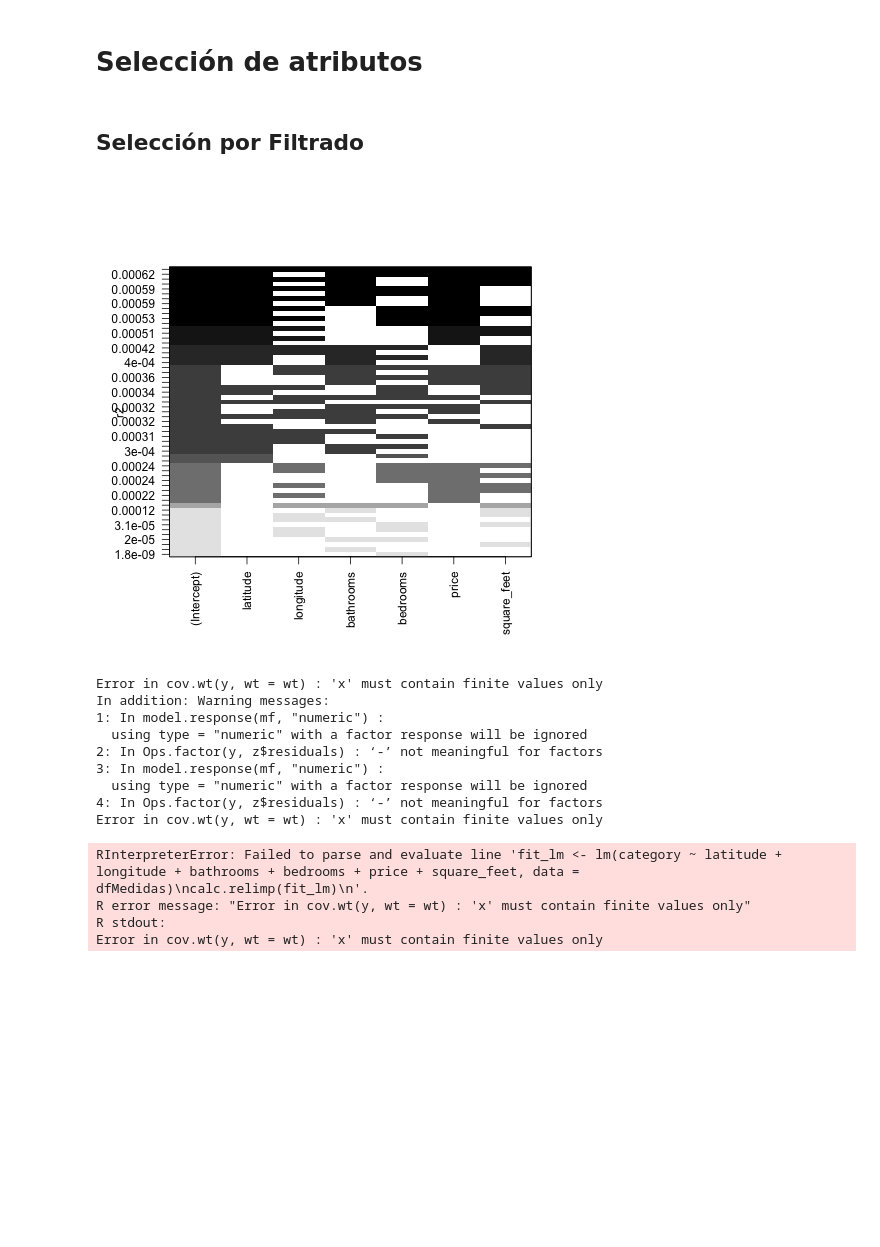
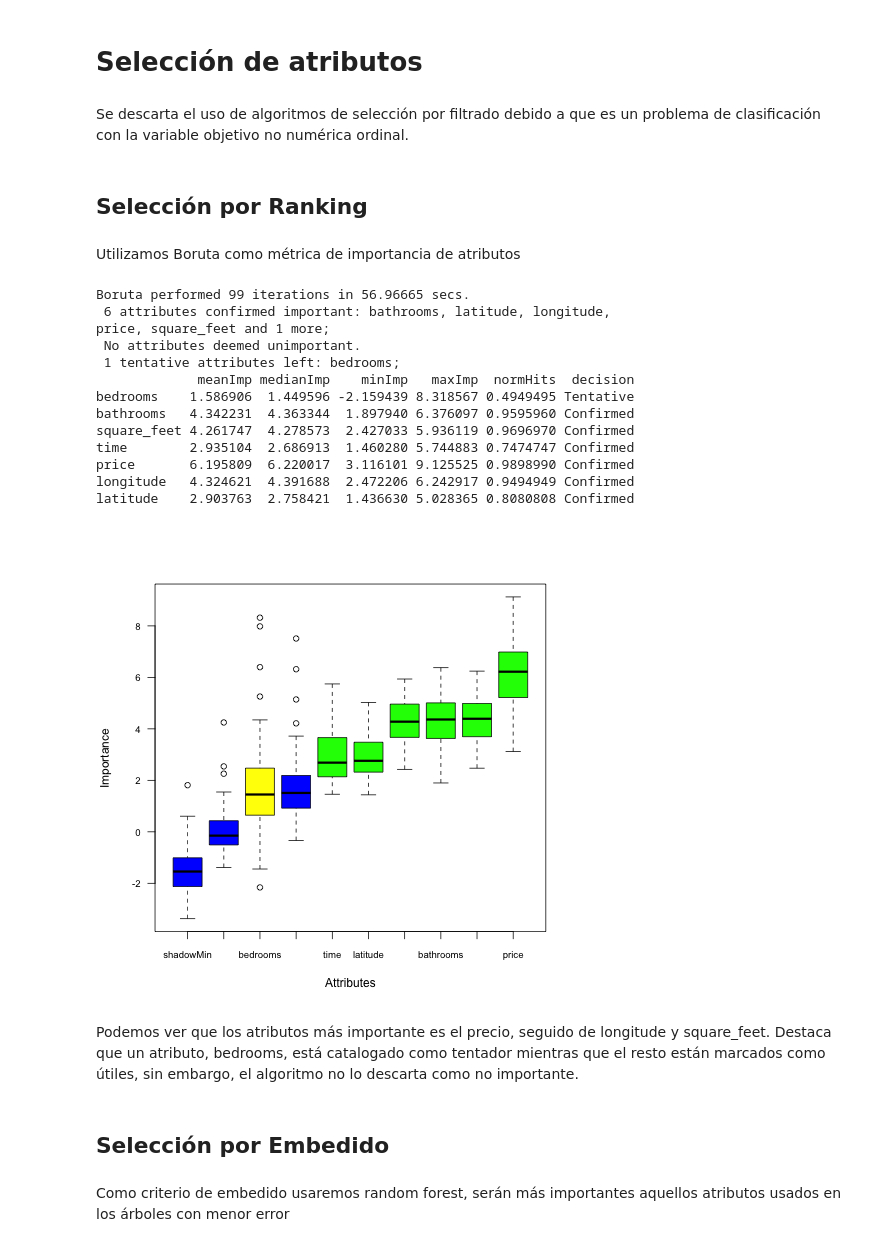
Before and after one commit to Arturo-Hernanz-CM/analisis_datos_modelo_clasificacion_viviendas, a Jupyter notebook: modelo_clasificacion.ipynb, the cells around one changed output. Drawn from its saved outputs; the diff is of its cells as text; code cells hidden in the pictures; blank space fills up the shorter version.

Commit message:
llego hasta la sección de wrapper, igual se sustituye por la importancia de clase

```diff
--- a/modelo_clasificacion.ipynb
+++ b/modelo_clasificacion.ipynb
@@ -426,29 +434,39 @@ Podemos ver que los valores no son lo suficientemente significativos como para q
 # %% [markdown]
 # Selección de atributos
+# %% [markdown]
+Se descarta el uso de algoritmos de selección por filtrado debido a que es un problema de clasificación con la variable objetivo no numérica ordinal.
 # %% [markdown]
-## Selección por Filtrado
+## Selección por Ranking
-# %%
-%%R
-fit_leaps <- regsubsets(category ~ latitude + longitude + bathrooms + bedrooms + price + square_feet, data = dfMedidas, nbest = 16)
-
-plot(fit_leaps, scale = "r2")
-# %% [output]
-[figure, removed]
-# %%
-%%R
-fit_lm <- lm(category ~ latitude + longitude + bathrooms + bedrooms + price + square_feet, data = dfMedidas)
-calc.relimp(fit_lm)
-# %% [output]
-Error in cov.wt(y, wt = wt) : 'x' must contain finite values only
-In addition: Warning messages:
-1: In model.response(mf, "numeric") :
-  using type = "numeric" with a factor response will be ignored
-2: In Ops.factor(y, z$residuals) : ‘-’ not meaningful for factors
-3: In model.response(mf, "numeric") :
-  using type = "numeric" with a factor response will be ignored
-4: In Ops.factor(y, z$residuals) : ‘-’ not meaningful for factors
-Error in cov.wt(y, wt = wt) : 'x' must contain finite values only
-RInterpreterError: Failed to parse and evaluate line 'fit_lm <- lm(category ~ latitude + longitude + bathrooms + bedrooms + price + square_feet, data = dfMedidas)\ncalc.relimp(fit_lm)\n'.
-R error message: "Error in cov.wt(y, wt = wt) : 'x' must contain finite values only"
-R stdout:
-Error in cov.wt(y, wt = wt) : 'x' must contain finite values only
+# %% [markdown]
+Utilizamos Boruta como métrica de importancia de atributos
+# %%
+%%R
+formula <- to_formula( c("latitude", "longitude", "price", "time", "square_feet",
+                         "bathrooms", "bedrooms"), "category")
+
+
+out.boruta <- Boruta(formula, data = dfMedidas)
+plot(out.boruta, cex.axis = 0.8, las=1)
+print(out.boruta)
+attStats(out.boruta)
+# %% [output]
+Boruta performed 99 iterations in 56.96665 secs.
+ 6 attributes confirmed important: bathrooms, latitude, longitude,
+price, square_feet and 1 more;
+ No attributes deemed unimportant.
+ 1 tentative attributes left: bedrooms;
+             meanImp medianImp    minImp   maxImp  normHits  decision
+bedrooms    1.586906  1.449596 -2.159439 8.318567 0.4949495 Tentative
+bathrooms   4.342231  4.363344  1.897940 6.376097 0.9595960 Confirmed
+square_feet 4.261747  4.278573  2.427033 5.936119 0.9696970 Confirmed
+time        2.935104  2.686913  1.460280 5.744883 0.7474747 Confirmed
+price       6.195809  6.220017  3.116101 9.125525 0.9898990 Confirmed
+longitude   4.324621  4.391688  2.472206 6.242917 0.9494949 Confirmed
+latitude    2.903763  2.758421  1.436630 5.028365 0.8080808 Confirmed
+[figure, added]
+# %% [markdown]
+Podemos ver que los atributos más importante es el precio, seguido de longitude y square_feet. Destaca que un atributo, bedrooms, está catalogado como tentador mientras que el resto están marcados como útiles, sin embargo, el algoritmo no lo descarta como no importante.
+# %% [markdown]
+## Selección por Embedido
+# %% [markdown]
+Como criterio de embedido usaremos random forest, serán más importantes aquellos atributos usados en los árboles con menor error
```
Also changed, not shown: parts of 5 cells of this notebook.
